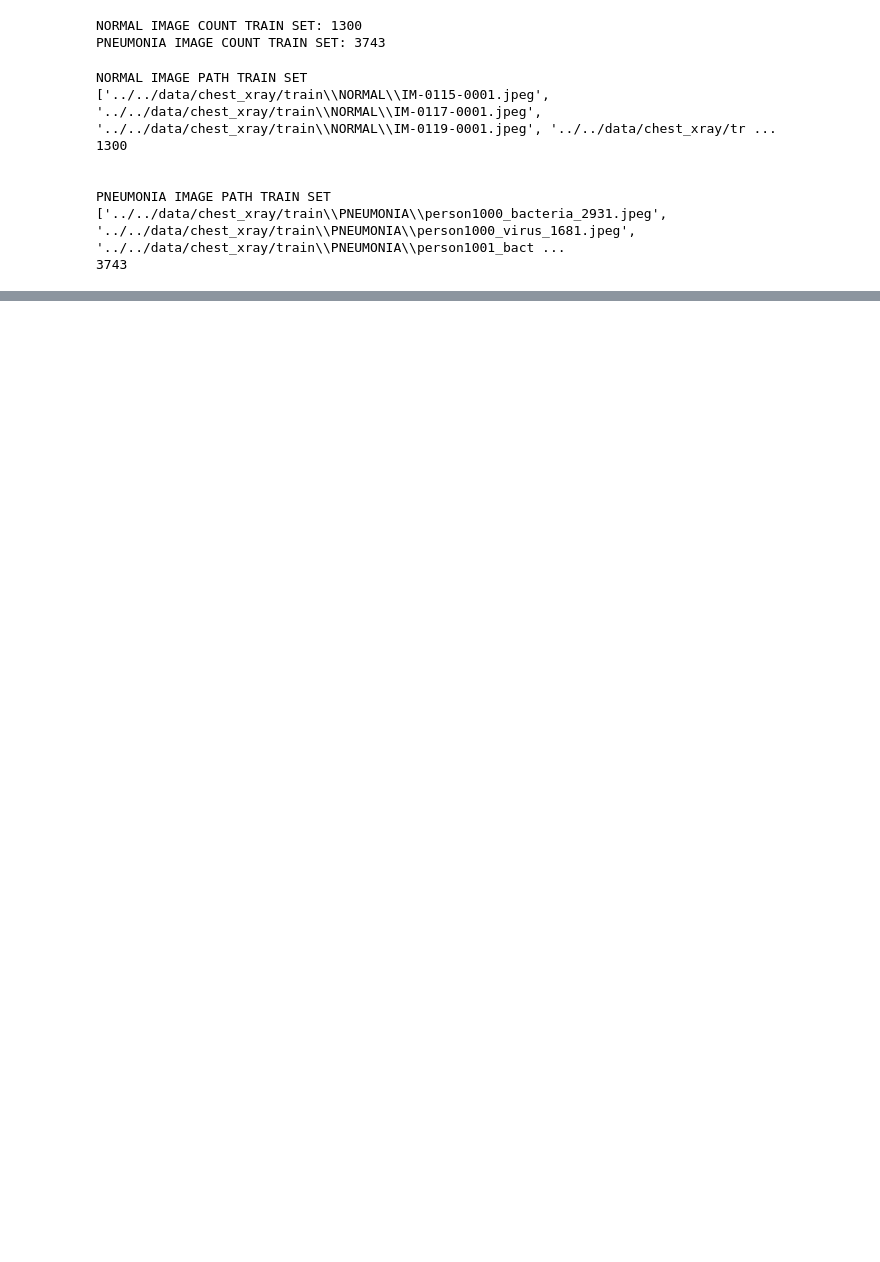
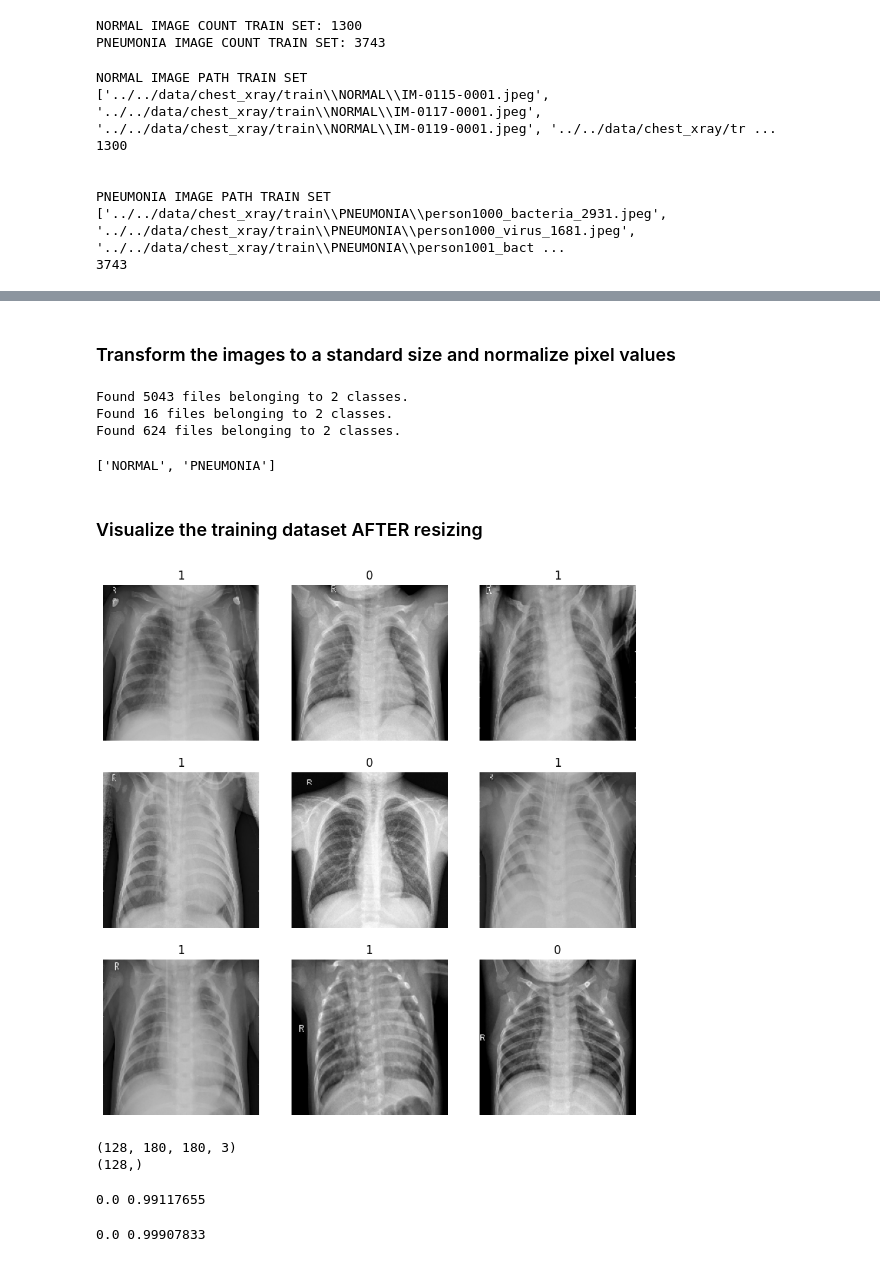
Before and after one commit to david-boules/SDS-CP021-pneumonia-detection, a Jupyter notebook: notebooks/olivia-hinson/olivia-pneumonia-detection.ipynb, the cells around one changed output, grey strips where cells are left out. Saved outputs shown, nothing was run; the diff lists cells and outputs as text; code cells hidden in the pictures; blank space fills up the shorter version.

Commit message:
Finished Data Preprocessing Phase

```diff
--- a/notebooks/olivia-hinson/olivia-pneumonia-detection.ipynb
+++ b/notebooks/olivia-hinson/olivia-pneumonia-detection.ipynb
@@ -128,0 +131,59 @@ display_image_from_path(pneumonia_fpath[pneumonia_rand_num])
+# %% [markdown]
+### Transform the images to a standard size and normalize pixel values
+# %%
+image_size = (180, 180)
+batch_size = 128
+
+# Training set
+training_set = image_dataset_from_directory(
+    '../../data/chest_xray/train',
+    image_size=image_size, # Resizing the images to a uniform size
+    batch_size=batch_size # How many images to have in each batch?
+)
+
+# Validation set
+validation_set = image_dataset_from_directory(
+    '../../data/chest_xray/val',
+    image_size=image_size,
+    batch_size=batch_size
+)
+
+# Testing set
+testing_set = image_dataset_from_directory(
+    '../../data/chest_xray/test',
+    image_size=image_size,
+    batch_size=batch_size
+)
+# %% [output]
+Found 5043 files belonging to 2 classes.
+Found 16 files belonging to 2 classes.
+Found 624 files belonging to 2 classes.
+# %%
+# Find class names of training dataset
+class_names = training_set.class_names
+print(class_names)
+# %% [output]
+['NORMAL', 'PNEUMONIA']
+# %% [markdown]
+### Visualize the training dataset AFTER resizing
+# %%
+plt.figure(figsize=(10, 10))
+for images, labels in training_set.take(1):
+    for i in range(9):
+        ax = plt.subplot(3, 3, i + 1)
+        plt.imshow(np.array(images[i]).astype("uint8"))
+        plt.title(int(labels[i]))
+        plt.axis("off")
+# %% [output]
+[figure, added]
+# %%
+# Print shape of the image in your training set
+for image_batch, labels_batch in training_set:
+  print(image_batch.shape)
+  print(labels_batch.shape)
+  break
+# image_batch: (128, 180, 180, 3) - Batch of 128 images of 180x180x3
+# label_batch: (128,) - Corresponds to labels for 128 images
+# %% [output]
+(128, 180, 180, 3)
+(128,)
@@ -128,0 +193,18 @@ display_image_from_path(pneumonia_fpath[pneumonia_rand_num])
+# %%
+# Normalize training dataset
+normalized_training_set = training_set.map(lambda x, y: (normalization_layer(x), y))
+image_batch, labels_batch = next(iter(normalized_training_set))
+first_image = image_batch[0]
+# Notice the pixel values are now in `[0,1]`.
+print(np.min(first_image), np.max(first_image))
+# %% [output]
+0.0 0.99117655
+# %%
+# Normalize testing dataset
+normalized_testing_set = testing_set.map(lambda x, y: (normalization_layer(x), y))
+image_batch, labels_batch = next(iter(normalized_testing_set))
+first_image = image_batch[0]
+# Notice the pixel values are now in `[0,1]`.
+print(np.min(first_image), np.max(first_image))
+# %% [output]
+0.0 0.99907833
```
Also changed, not shown: parts of 7 cells of this notebook.
